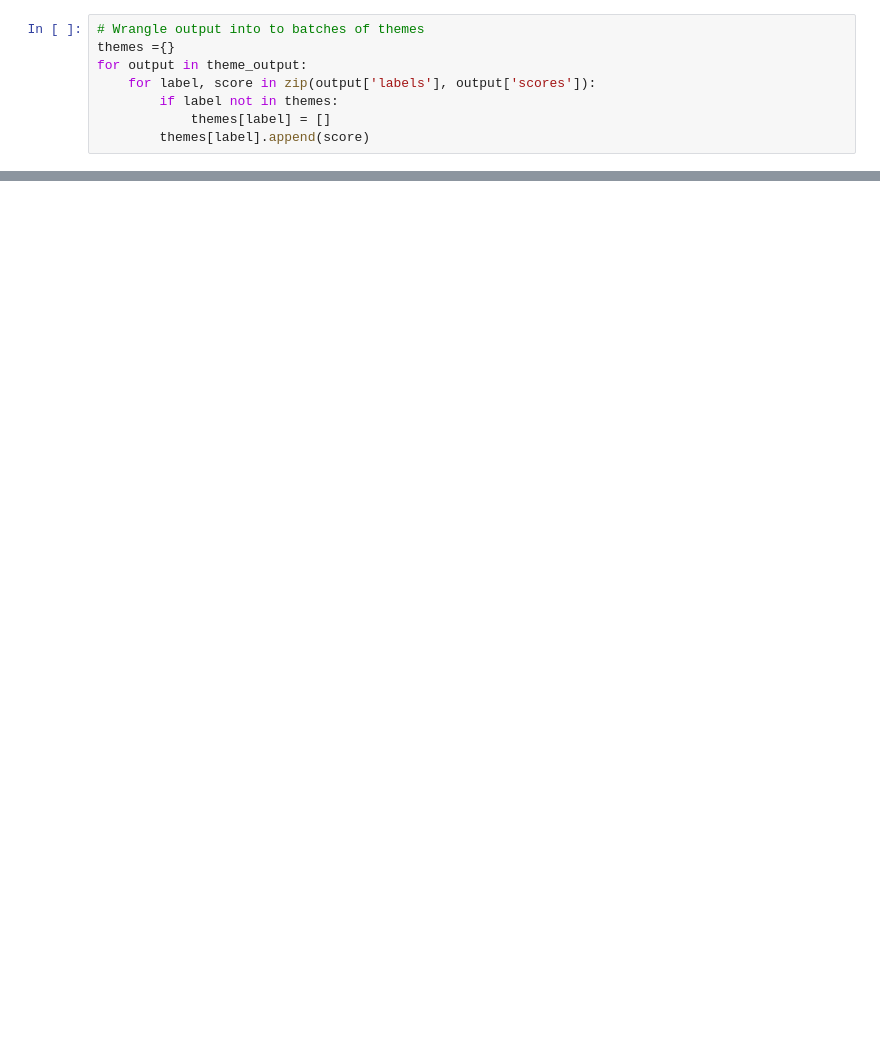
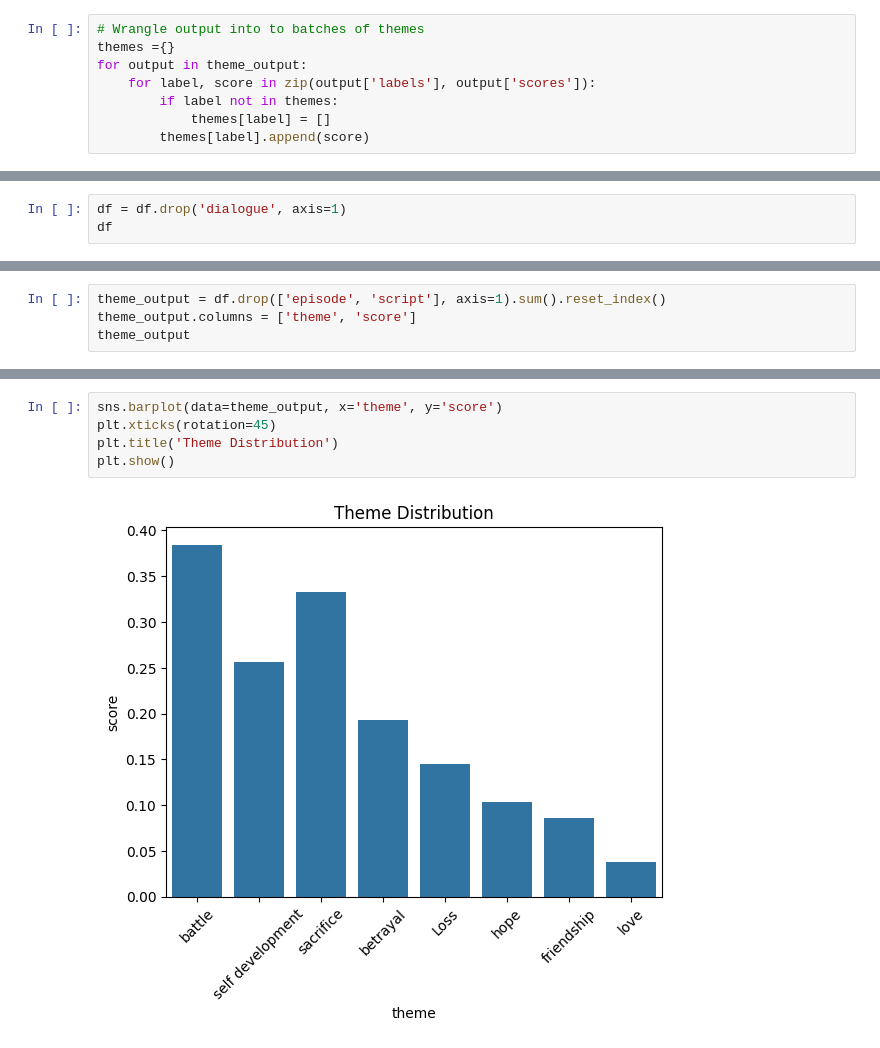
Before and after one commit to kartikeya-datta/TV-Series-Analysis-System, a Jupyter notebook: theme_classifier/theme_classification_development.ipynb, the cells around one changed output, grey strips where cells are left out. Cells and saved outputs as stored; diff of their text form; blank space fills up the shorter version.

```diff
--- a/theme_classifier/theme_classification_development.ipynb
+++ b/theme_classifier/theme_classification_development.ipynb
@@ -295,0 +301,3 @@ df
+# %%
+df = df.drop('dialogue', axis=1)
+df
@@ -295,0 +308,4 @@ df
+# %%
+theme_output = df.drop(['episode', 'script'], axis=1).sum().reset_index()
+theme_output.columns = ['theme', 'score']
+theme_output
@@ -295,0 +322,7 @@ df
+# %%
+sns.barplot(data=theme_output, x='theme', y='score')
+plt.xticks(rotation=45)
+plt.title('Theme Distribution')
+plt.show()
+# %% [output]
+[figure, added]
```
Also changed, not shown: parts of 17 cells of this notebook, 7 other files.
